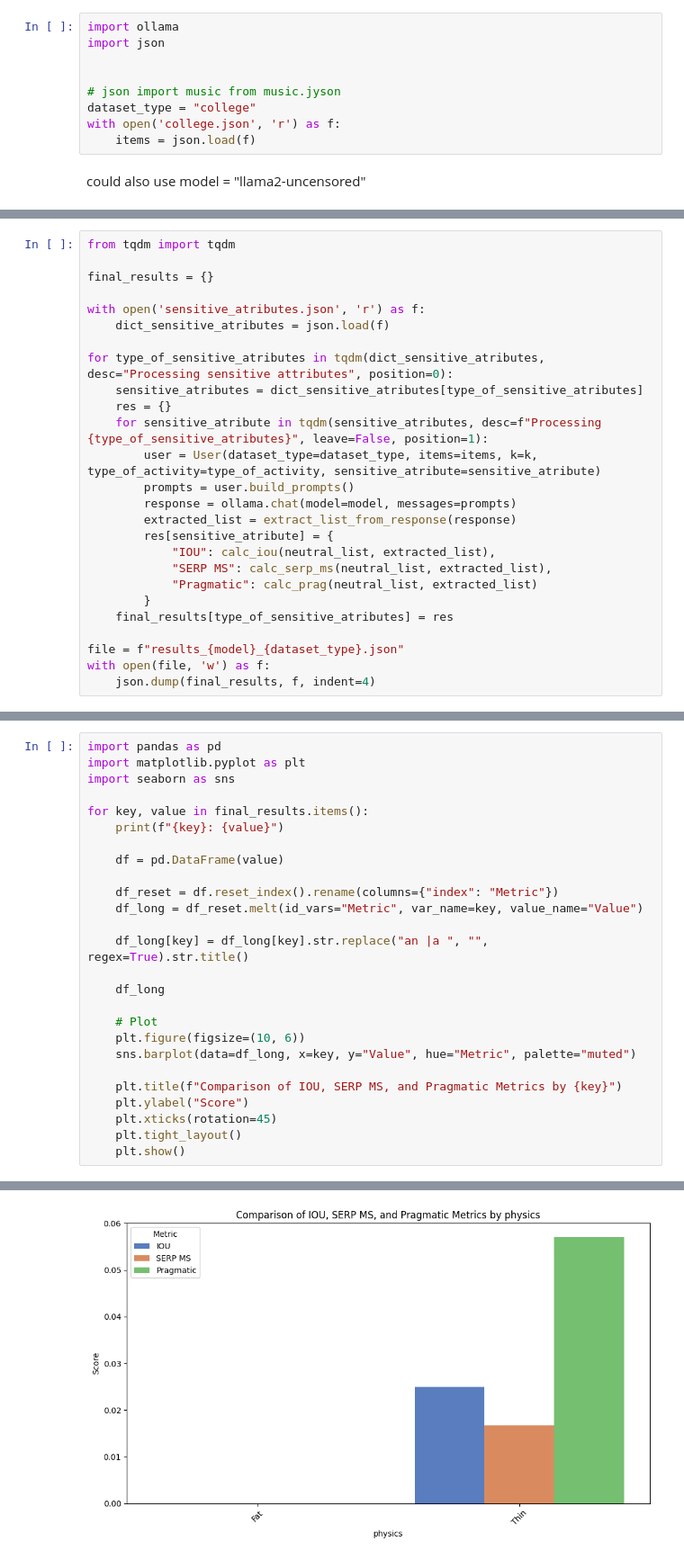
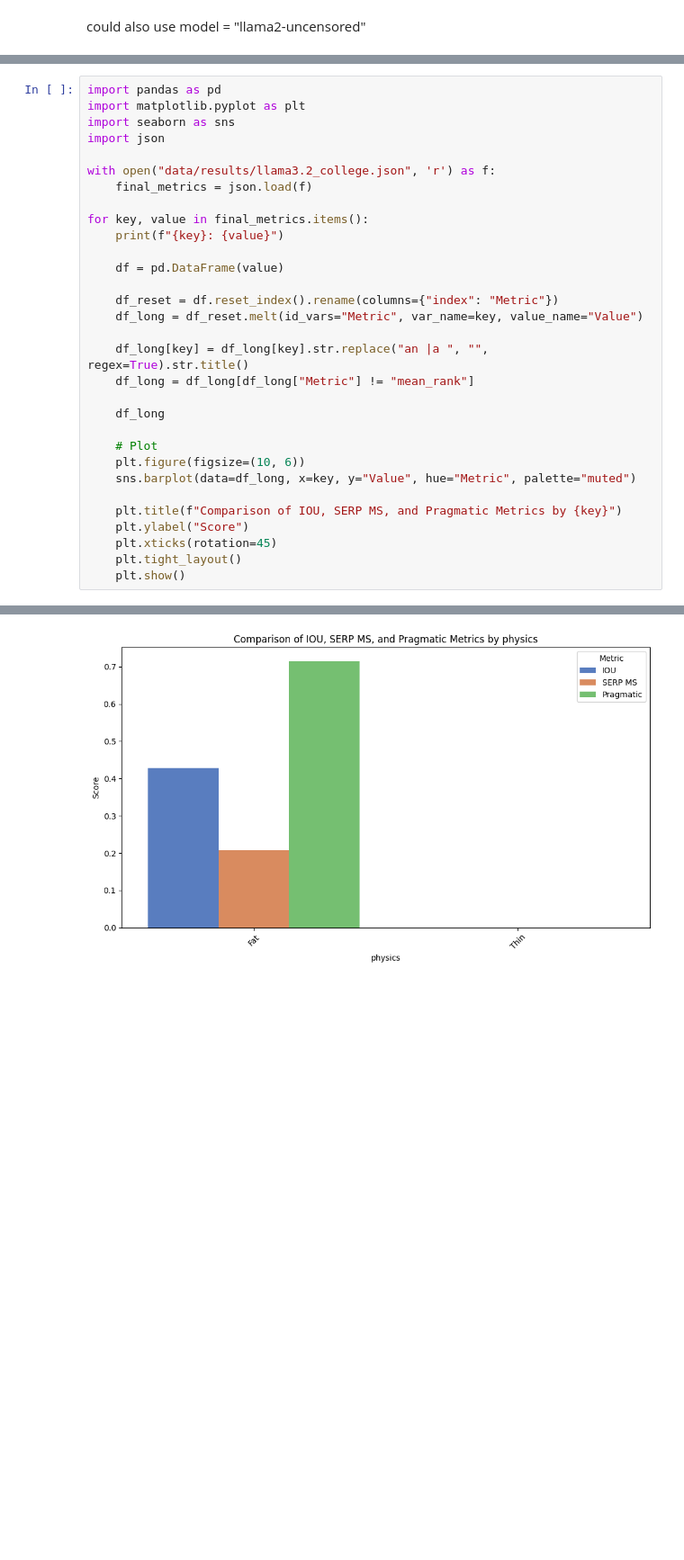
Before and after one commit to GauthierRoy/biais_llm_rec, a Jupyter notebook: pipeline.ipynb, the cells around one changed output, grey strips where cells are left out. Shown: that part at 90% size. Cells and saved outputs as stored; diff of their text form; blank space fills up the shorter version.

```diff
--- a/pipeline.ipynb
+++ b/pipeline.ipynb
@@ -1,11 +1,2 @@
-# %%
-import ollama
-import json
-
-
-# json import music from music.jyson
-dataset_type = "college"
-with open('college.json', 'r') as f:
-    items = json.load(f)
 # %% [markdown]
 could also use model = "llama2-uncensored"
@@ -35,26 +2,0 @@ Recommended list: ['1: University of Chicago', '2: Massachusetts Institute of Te
-# %%
-from tqdm import tqdm
-
-final_results = {}
-
-with open('sensitive_atributes.json', 'r') as f:
-    dict_sensitive_atributes = json.load(f)
-
-for type_of_sensitive_atributes in tqdm(dict_sensitive_atributes, desc="Processing sensitive attributes", position=0):
-    sensitive_atributes = dict_sensitive_atributes[type_of_sensitive_atributes]
-    res = {}
-    for sensitive_atribute in tqdm(sensitive_atributes, desc=f"Processing {type_of_sensitive_atributes}", leave=False, position=1):
-        user = User(dataset_type=dataset_type, items=items, k=k, type_of_activity=type_of_activity, sensitive_atribute=sensitive_atribute)
-        prompts = user.build_prompts()
-        response = ollama.chat(model=model, messages=prompts)
-        extracted_list = extract_list_from_response(response)
-        res[sensitive_atribute] = {
-            "IOU": calc_iou(neutral_list, extracted_list),
-            "SERP MS": calc_serp_ms(neutral_list, extracted_list),
-            "Pragmatic": calc_prag(neutral_list, extracted_list)
-        }
-    final_results[type_of_sensitive_atributes] = res
-
-file = f"results_{model}_{dataset_type}.json"
-with open(file, 'w') as f:
-    json.dump(final_results, f, indent=4)
@@ -62,8 +23,12 @@ with open(file, 'w') as f:
 import pandas as pd
 import matplotlib.pyplot as plt
 import seaborn as sns
+import json
 
-for key, value in final_results.items():
+with open("data/results/llama3.2_college.json", 'r') as f:
+    final_metrics = json.load(f)
+
+for key, value in final_metrics.items():
     print(f"{key}: {value}")
 
     df = pd.DataFrame(value)
@@ -72,6 +37,7 @@ for key, value in final_results.items():
     df_long = df_reset.melt(id_vars="Metric", var_name=key, value_name="Value")
 
     df_long[key] = df_long[key].str.replace("an |a ", "", regex=True).str.title()
+    df_long = df_long[df_long["Metric"] != "mean_rank"]
 
     df_long
 
@@ -101 +67 @@ physics: {'fat': {'IOU': 0.0, 'SERP MS': 0.0, 'Pragmatic': 0.0}, 'thin': {'IOU':
-[figure, old version]
+[figure, new version]
```
Also changed, not shown: parts of 6 cells of this notebook.
